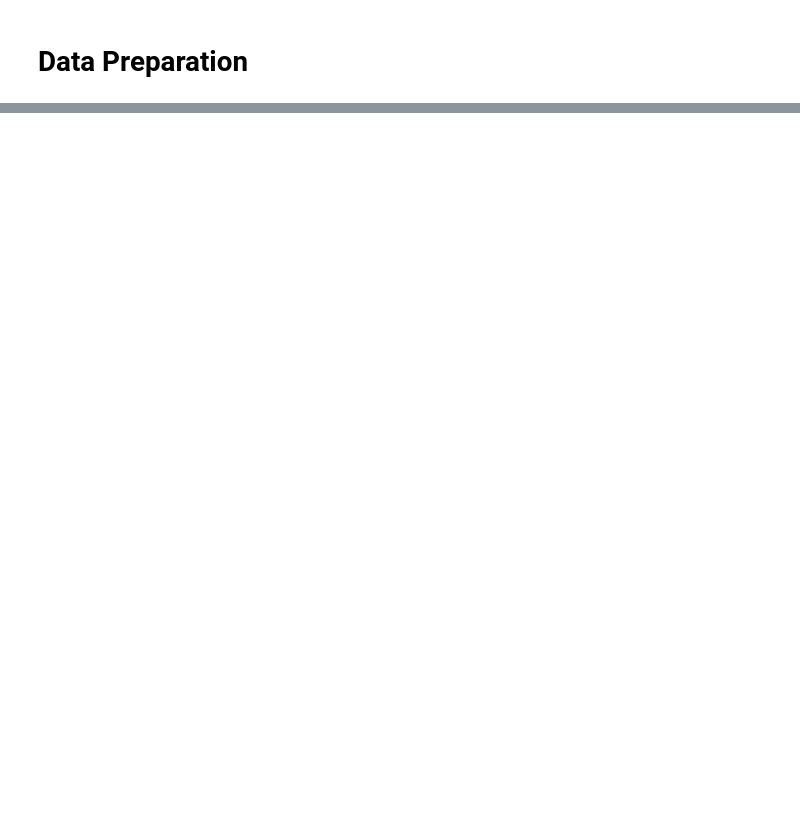
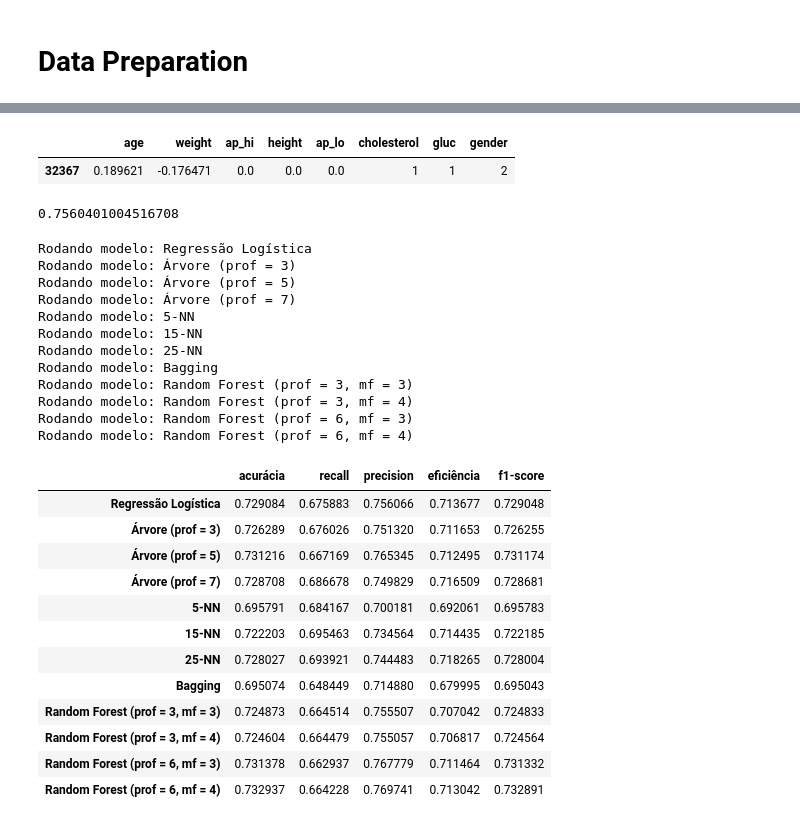
Before and after one commit to TalithaStella/CardioDisease, a Jupyter notebook: PA001-CCD.ipynb, the cells around one changed output, grey strips where cells are left out. Drawn from its saved outputs; the diff is of its cells as text; code cells hidden in the pictures; blank space fills up the shorter version.

```diff
--- a/PA001-CCD.ipynb
+++ b/PA001-CCD.ipynb
@@ -511,0 +518,28 @@ memory usage: 7.5 MB
+# %%
+importances = forest.feature_importances_
+
+std = np.std([tree.feature_importances_ for tree in forest.estimators_], axis=0)
+
+indices = np.argsort(importances)[::-1]
+
+# print the feature ranking
+
+print('Feature ranking')
+
+df = pd.DataFrame()
+
+for i, j in zip(x_train_n, forest.feature_importances_):
+
+    aux = pd.DataFrame({'feature': i, 'importance': j}, index=[0])
+
+    df = pd.concat([df, aux], axis=0)
+
+print(df.sort_values('importance', ascending=False))
+
+# # plot the impurity-based feature importances of the forest
+# plt.figure()
+# plt.title('Feature importances')
+# plt.bar(range(x_train_n.shape[1]), importances[indices], color='r', yerr=std[indices], align='center')
+# plt.xticks(range(x_train_n.shape[1]), indices)
+# plt.xlim([-1, x_train_n.shape[1]])
+# plt.show()
@@ -511,0 +562,24 @@ memory usage: 7.5 MB
+# %%
+cols_selected = ['age', 'weight', 'ap_hi', 'height', 'ap_lo', 'cholesterol', 'gluc','gender' ]
+# age, weight, ap_hi, height, ap_lo, cholesterol, gluc, gender
+
+x_train = df_train[cols_selected]
+# %%
+# Validação cruzada Leave One Out
+kf = StratifiedKFold(n_splits = 10)
+# %%
+# Verificando a performance da Regressão Logística
+
+lista_de_medidas = ['precision']
+
+modelo = LogisticRegression()
+accs_vc = cross_validate(modelo, x_train, y_train, cv = kf, scoring = lista_de_medidas)
+# %%
+x_train.head(1)
+# %% [output]
+|  | age | weight | ap_hi | height | ap_lo | cholesterol | gluc | gender |
+| 32367 | 0.189621 | -0.176471 | 0.0 | 0.0 | 0.0 | 1 | 1 | 2 |
+# %%
+print(accs_vc['test_precision'].mean())
+# %% [output]
+0.7560401004516708
@@ -511,0 +636,28 @@ memory usage: 7.5 MB
+# %%
+MachineLearning(df_train)
+# %% [output]
+Rodando modelo: Regressão Logística
+Rodando modelo: Árvore (prof = 3)
+Rodando modelo: Árvore (prof = 5)
+Rodando modelo: Árvore (prof = 7)
+Rodando modelo: 5-NN
+Rodando modelo: 15-NN
+Rodando modelo: 25-NN
+Rodando modelo: Bagging
+Rodando modelo: Random Forest (prof = 3, mf = 3)
+Rodando modelo: Random Forest (prof = 3, mf = 4)
+Rodando modelo: Random Forest (prof = 6, mf = 3)
+Rodando modelo: Random Forest (prof = 6, mf = 4)
+|  | acurácia | recall | precision | eficiência | f1-score |
+| Regressão Logística | 0.729084 | 0.675883 | 0.756066 | 0.713677 | 0.729048 |
+| Árvore (prof = 3) | 0.726289 | 0.676026 | 0.751320 | 0.711653 | 0.726255 |
+| Árvore (prof = 5) | 0.731216 | 0.667169 | 0.765345 | 0.712495 | 0.731174 |
+| Árvore (prof = 7) | 0.728708 | 0.686678 | 0.749829 | 0.716509 | 0.728681 |
+| 5-NN | 0.695791 | 0.684167 | 0.700181 | 0.692061 | 0.695783 |
+| 15-NN | 0.722203 | 0.695463 | 0.734564 | 0.714435 | 0.722185 |
+| 25-NN | 0.728027 | 0.693921 | 0.744483 | 0.718265 | 0.728004 |
+| Bagging | 0.695074 | 0.648449 | 0.714880 | 0.679995 | 0.695043 |
+| Random Forest (prof = 3, mf = 3) | 0.724873 | 0.664514 | 0.755507 | 0.707042 | 0.724833 |
+| Random Forest (prof = 3, mf = 4) | 0.724604 | 0.664479 | 0.755057 | 0.706817 | 0.724564 |
+| Random Forest (prof = 6, mf = 3) | 0.731378 | 0.662937 | 0.767779 | 0.711464 | 0.731332 |
+| Random Forest (prof = 6, mf = 4) | 0.732937 | 0.664228 | 0.769741 | 0.713042 | 0.732891 |
```
Also changed, not shown: parts of 15 cells of this notebook.
